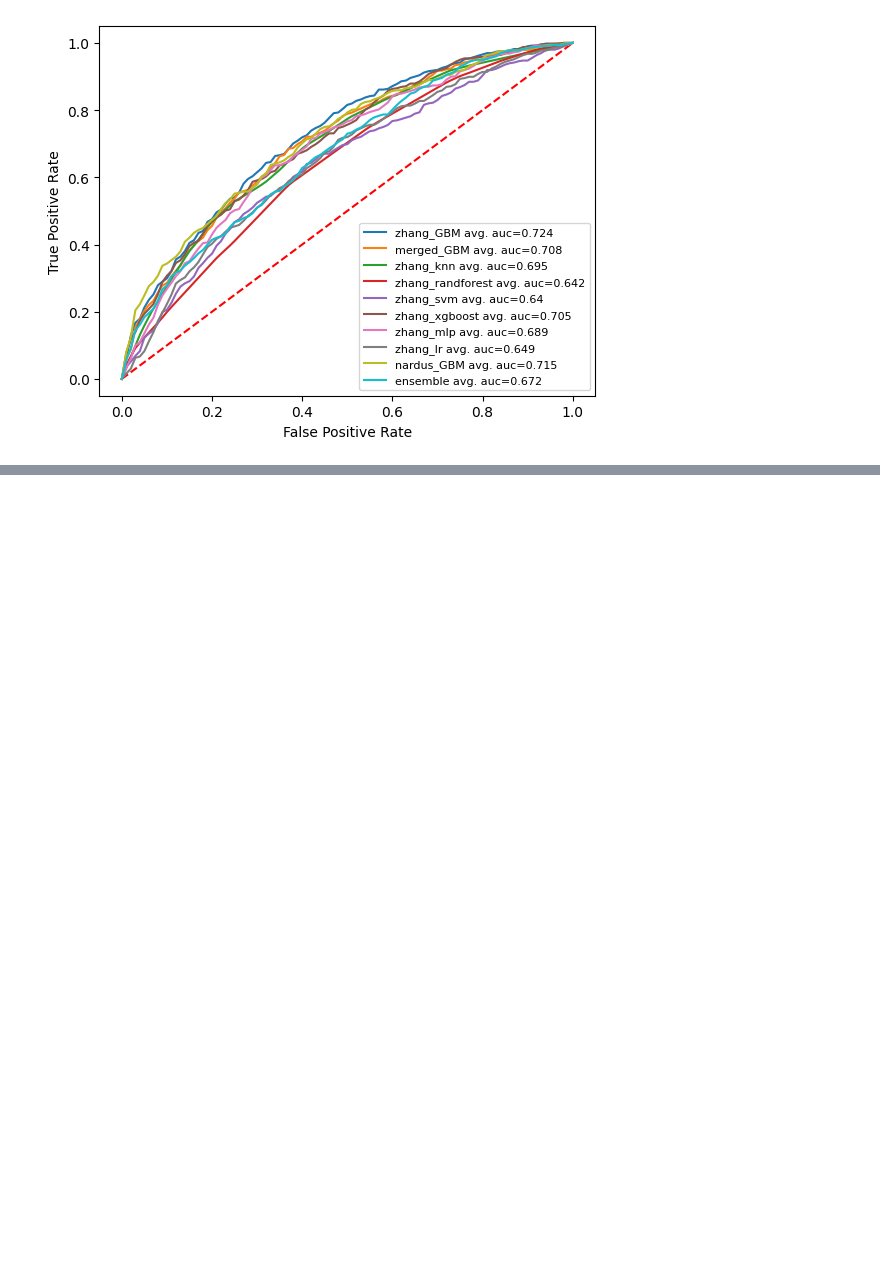
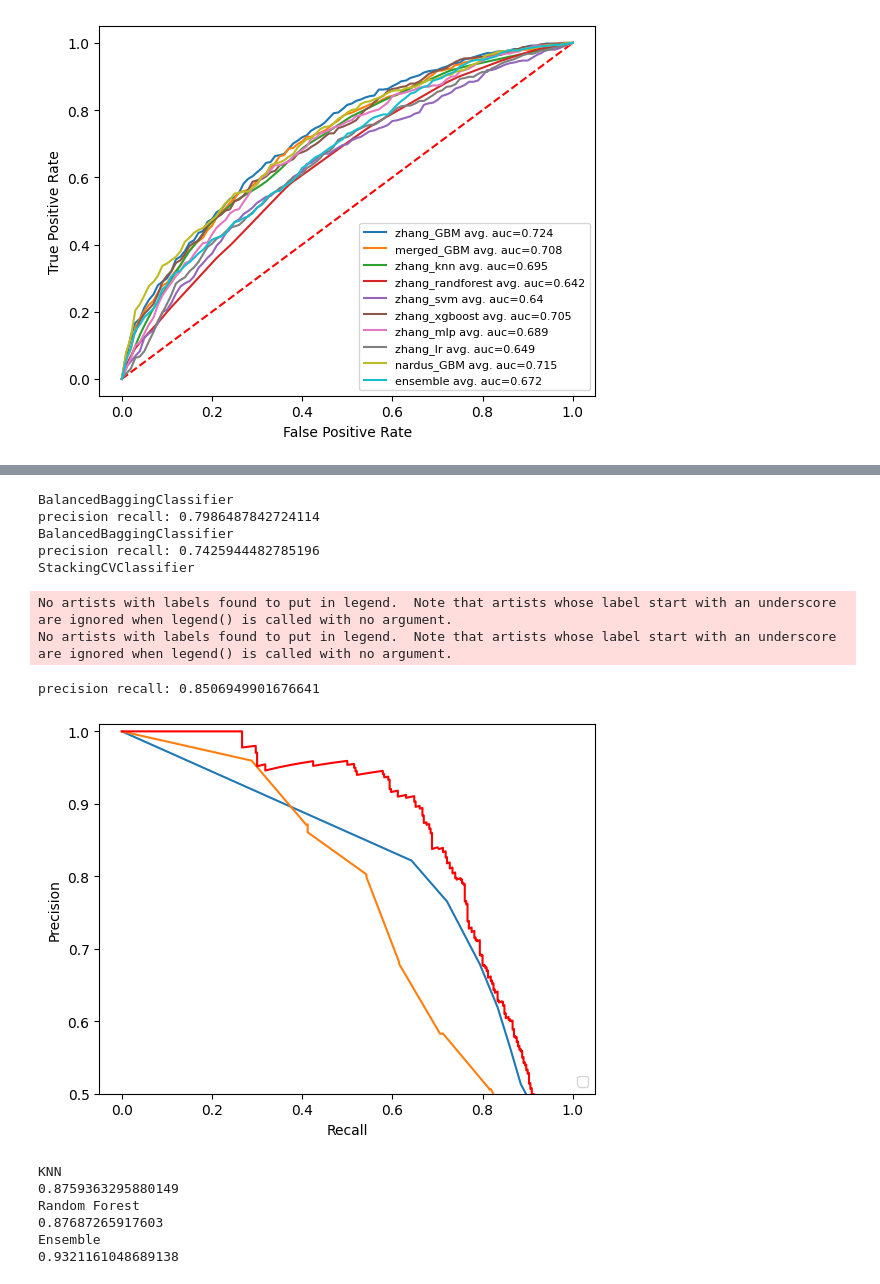
Before and after one commit to 25benjaminli/zoonotic-prediction, a Jupyter notebook: train_and_vis/models.ipynb, the cells around one changed output, grey strips where cells are left out. Cells and saved outputs as stored; diff of their text form; code cells hidden in the pictures; blank space fills up the shorter version.

```diff
--- a/train_and_vis/models.ipynb
+++ b/train_and_vis/models.ipynb
@@ -986,0 +980,27 @@ time for CV:  2276.523901939392
+# %%
+ds = datasets['merged'][f'normalized-4']
+X = pd.concat([ds['X_train'], ds['X_test']])
+y = np.concatenate([ds['y_train'], ds['y_test']], axis=0)
+
+X_train, X_test, y_train, y_test = train_test_split(X, y, test_size=0.2, random_state=42)
+
+validation_utils.draw_prec_roc_curve_multiple(bestandworst, X_test, y_test)
+for key in bestandworst:
+    print(key)
+    print(accuracy_score(y_test, bestandworst[key].predict(X_test)))
+# %% [output]
+BalancedBaggingClassifier
+precision recall: 0.7986487842724114
+BalancedBaggingClassifier
+precision recall: 0.7425944482785196
+StackingCVClassifier
+No artists with labels found to put in legend.  Note that artists whose label start with an underscore are ignored when legend() is called with no argument.
+No artists with labels found to put in legend.  Note that artists whose label start with an underscore are ignored when legend() is called with no argument.
+precision recall: 0.8506949901676641
+[figure, added]
+KNN
+0.8759363295880149
+Random Forest
+0.87687265917603
+Ensemble
+0.9321161048689138
```
Also changed, not shown: parts of 20 cells of this notebook, 25 other files.
